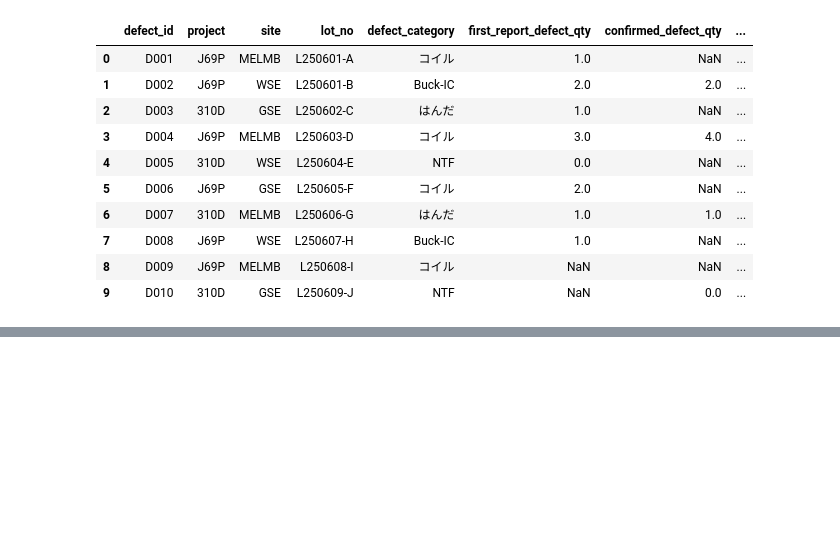
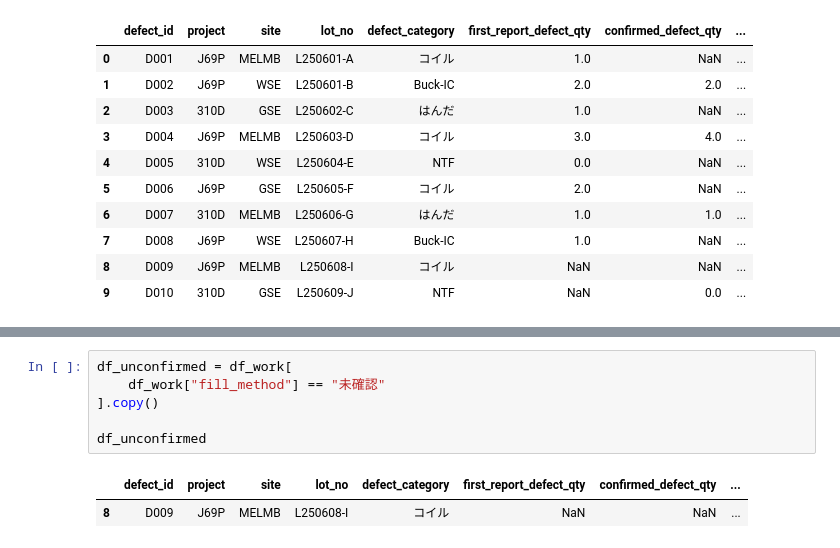
Before and after one commit to kjfarm1225/pyq_practice, a Jupyter notebook: 129_3_quality_fill_with_method_practice/quality_fill_with_method_practice.ipynb, the cells around one changed output, grey strips where cells are left out. Saved outputs shown, nothing was run; the diff lists cells and outputs as text; blank space fills up the shorter version.

```diff
--- a/129_3_quality_fill_with_method_practice/quality_fill_with_method_practice.ipynb
+++ b/129_3_quality_fill_with_method_practice/quality_fill_with_method_practice.ipynb
@@ -116,0 +134,9 @@ df_check_fill = df_work[
+# %%
+df_unconfirmed = df_work[
+    df_work["fill_method"] == "未確認"
+].copy()
+
+df_unconfirmed
+# %% [output]
+|  | defect_id | project | site | lot_no | defect_category | first_report_defect_qty | confirmed_defect_qty | ... |
+| 8 | D009 | J69P | MELMB | L250608-I | コイル | NaN | NaN | ... |
```
Also changed, not shown: parts of 10 cells of this notebook.
